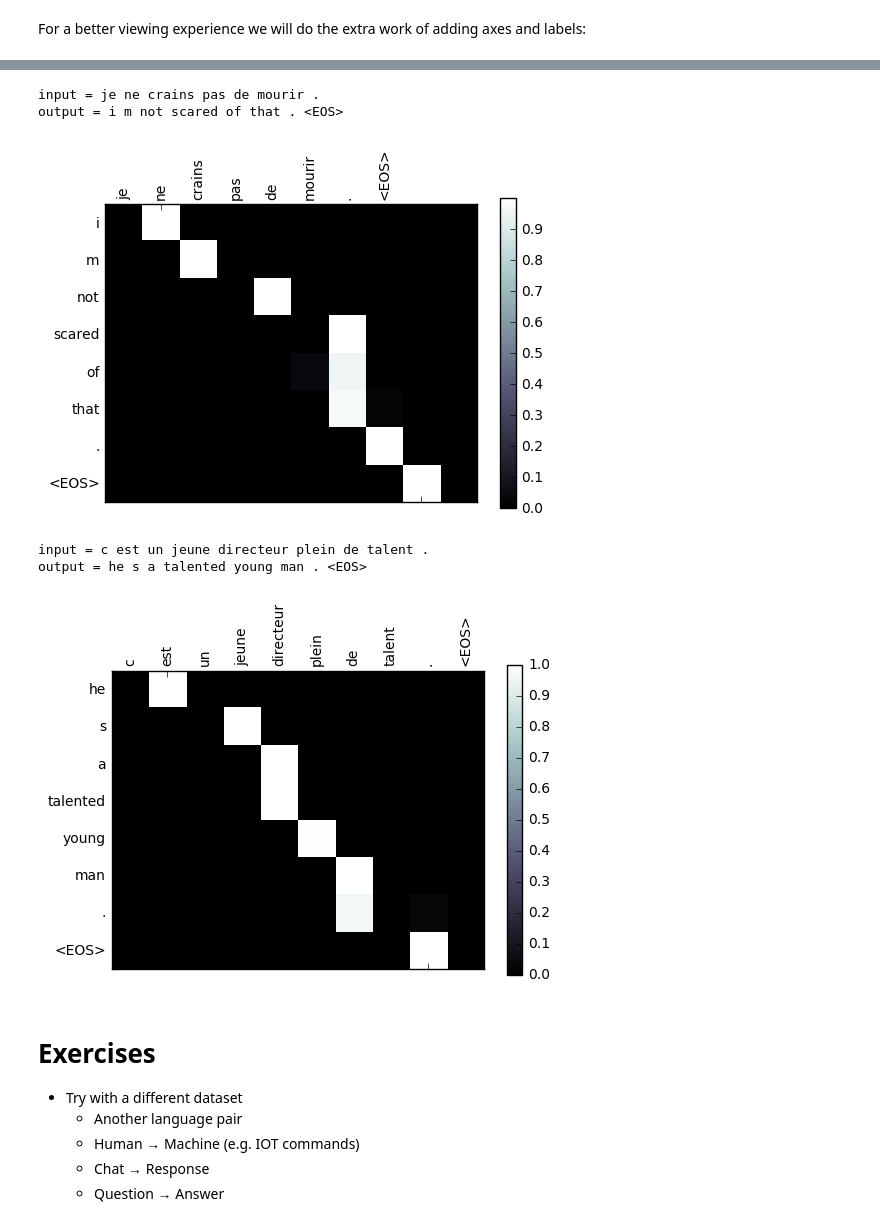
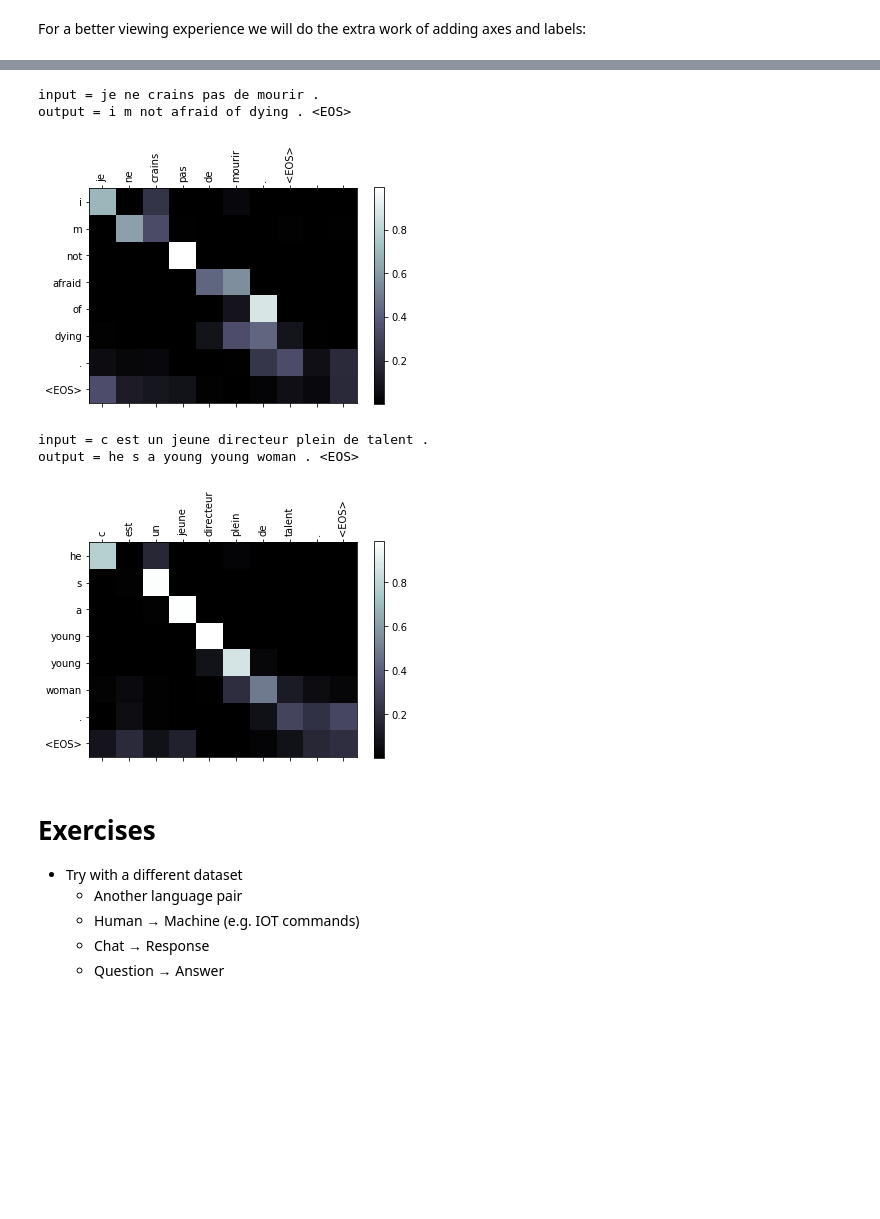
Before and after one commit to spro/practical-pytorch, a Jupyter notebook: seq2seq-translation/seq2seq-translation.ipynb, the cells around one changed output, grey strips where cells are left out. Saved outputs shown, nothing was run; the diff lists cells and outputs as text; code cells hidden in the pictures; blank space fills up the shorter version.

```diff
--- a/seq2seq-translation/seq2seq-translation.ipynb
+++ b/seq2seq-translation/seq2seq-translation.ipynb
@@ -124,14 +140,14 @@ def normalizeString(s):
 # %% [markdown]
 To read the data file we will split the file into lines, and then split lines into pairs. The files are all English &rarr; Other Language, so if we want to translate from Other Language &rarr; English I added the `reverse` flag to reverse the pairs.
 # %%
-def readLangs(lang1, lang2, reverse=False):
+def read_langs(lang1, lang2, reverse=False):
     print("Reading lines...")
 
     # Read the file and split into lines
     lines = open('../data/%s-%s.txt' % (lang1, lang2)).read().strip().split('\n')
 
     # Split every line into pairs and normalize
-    pairs = [[normalizeString(s) for s in l.split('\t')] for l in lines]
+    pairs = [[normalize_string(s) for s in l.split('\t')] for l in lines]
 
     # Reverse pairs, make Lang instances
     if reverse:
@@ -505,0 +478,26 @@ def evaluate(encoder, decoder, sentence, max_length=MAX_LENGTH):
+# %%
+# Begin!
+for epoch in range(1, n_epochs + 1):
+
+    # Get training data for this cycle
+    training_pair = variables_from_pair(random.choice(pairs))
+    input_variable = training_pair[0]
+    target_variable = training_pair[1]
+
+    # Run the train function
+    loss = train(input_variable, target_variable, encoder, decoder, encoder_optimizer, decoder_optimizer, criterion)
+
+    # Keep track of loss
+    print_loss_total += loss
+    plot_loss_total += loss
+
+    if epoch % print_every == 0:
+        print_loss_avg = print_loss_total / print_every
+        print_loss_total = 0
+        print_summary = '%s (%d %d%%) %.4f' % (time_since(start, epoch / n_epochs), epoch, epoch / n_epochs * 100, print_loss_avg)
+        print(print_summary)
+
+    if epoch % plot_every == 0:
+        plot_loss_avg = plot_loss_total / plot_every
+        plot_losses.append(plot_loss_avg)
+        plot_loss_total = 0
@@ -573,7 +618,7 @@ A useful property of the attention mechanism is its highly interpretable outputs
 
 You could simply run `plt.matshow(attentions)` to see attention output displayed as a matrix, with the columns being input steps and rows being output steps:
 # %%
-output_words, attentions = evaluate(encoder1, attn_decoder1, "je suis trop froid .")
+output_words, attentions = evaluate("je suis trop froid .")
 plt.matshow(attentions.numpy())
 # %% [output]
 <matplotlib.image.AxesImage at 0x...>
@@ -581,7 +626,7 @@ plt.matshow(attentions.numpy())
 # %% [markdown]
 For a better viewing experience we will do the extra work of adding axes and labels:
 # %%
-def showAttention(input_sentence, output_words, attentions):
+def show_attention(input_sentence, output_words, attentions):
     # Set up figure with colorbar
     fig = plt.figure()
     ax = fig.add_subplot(111)
@@ -598,9 +643,9 @@ def showAttention(input_sentence, output_words, attentions):
 
     plt.show()
 
-def evaluateAndShowAttention(input_sentence):
-    output_words, attentions = evaluate(encoder1, attn_decoder1, input_sentence)
+def evaluate_and_show_attention(input_sentence):
+    output_words, attentions = evaluate(input_sentence)
     print('input =', input_sentence)
     print('output =', ' '.join(output_words))
-    showAttention(input_sentence, output_words, attentions)
+    show_attention(input_sentence, output_words, attentions)
 # %%
@@ -618,15 +663,15 @@ output = she is never short . <EOS>
 # %%
-evaluateAndShowAttention("je ne crains pas de mourir .")
+evaluate_and_show_attention("je ne crains pas de mourir .")
 # %% [output]
 input = je ne crains pas de mourir .
-output = i m not scared of that . <EOS>
+output = i m not afraid of dying . <EOS>
-[figure, old version]
+[figure, new version]
 # %%
-evaluateAndShowAttention("c est un jeune directeur plein de talent .")
+evaluate_and_show_attention("c est un jeune directeur plein de talent .")
 # %% [output]
 input = c est un jeune directeur plein de talent .
-output = he s a talented young man . <EOS>
+output = he s a young young woman . <EOS>
-[figure, old version]
+[figure, new version]
 # %% [markdown]
 # Exercises
 
```
Also changed, not shown: parts of 73 cells of this notebook.
